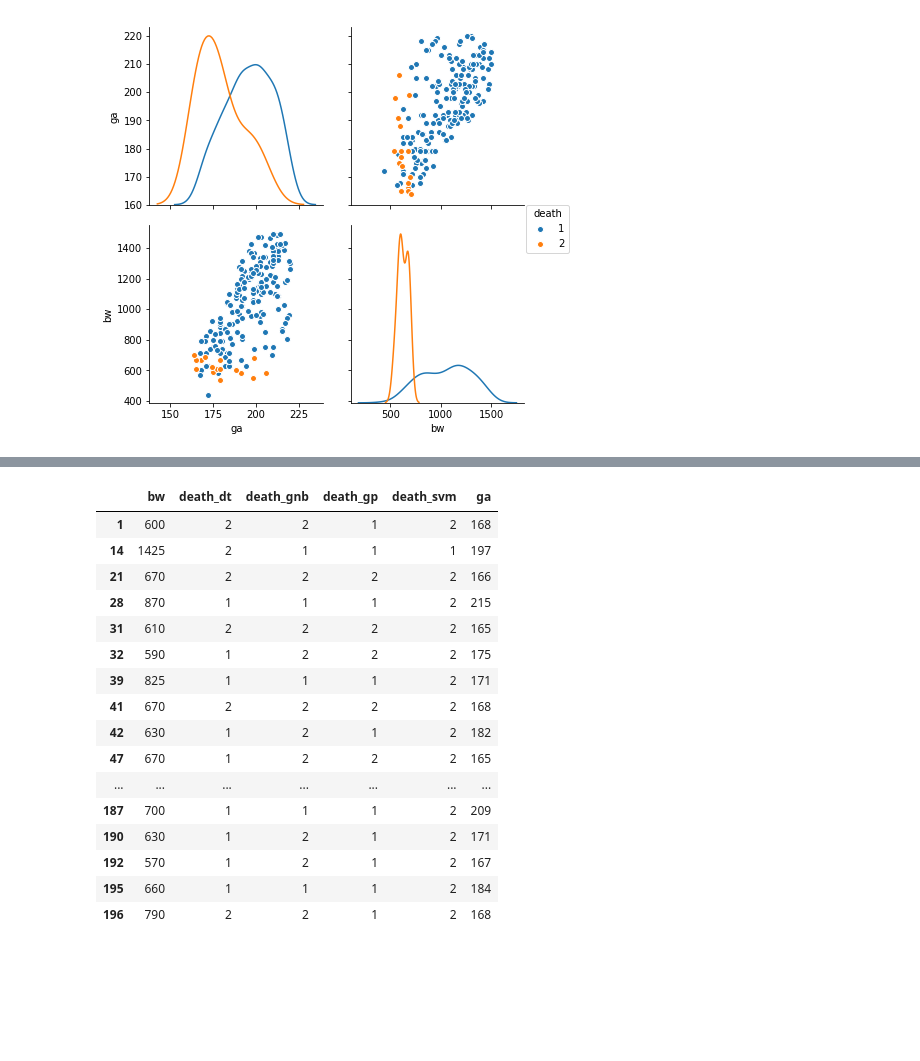
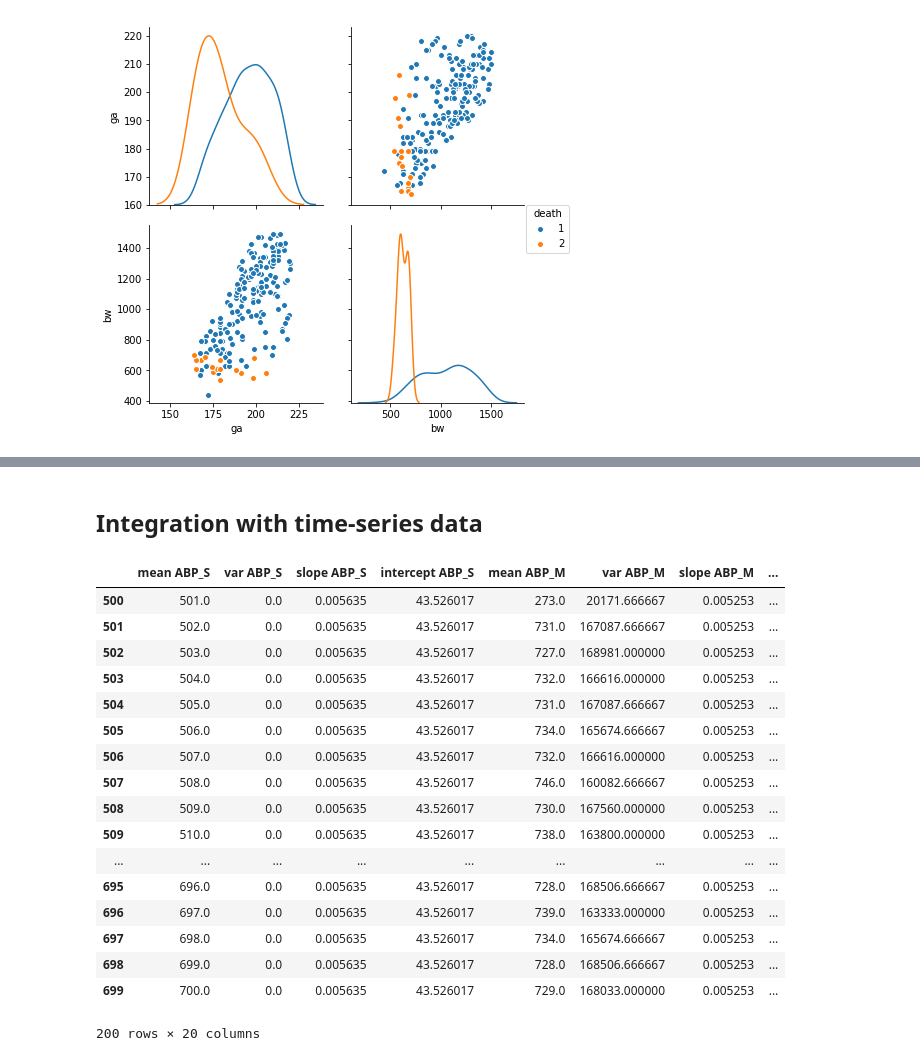
Before and after one commit to MaximilianProll/statgen, a Jupyter notebook: notebook.ipynb, the cells around one changed output, grey strips where cells are left out. Drawn from its saved outputs; the diff is of its cells as text; code cells hidden in the pictures; blank space fills up the shorter version.

Commit message:
timeseries fixed; started classification of ts;

```diff
--- a/notebook.ipynb
+++ b/notebook.ipynb
@@ -262,20 +256,27 @@ pred
-# %%
-pred.loc[(pred['death_dt'] == 2) | (pred['death_svm']==2) | (pred['death_gp'] == 2) | (pred['death_gnb']==2)]
-# %% [output]
-|  | bw | death_dt | death_gnb | death_gp | death_svm | ga |
-| 1 | 600 | 2 | 2 | 1 | 2 | 168 |
-| 14 | 1425 | 2 | 1 | 1 | 1 | 197 |
-| 21 | 670 | 2 | 2 | 2 | 2 | 166 |
-| 28 | 870 | 1 | 1 | 1 | 2 | 215 |
-| 31 | 610 | 2 | 2 | 2 | 2 | 165 |
-| 32 | 590 | 1 | 2 | 2 | 2 | 175 |
-| 39 | 825 | 1 | 1 | 1 | 2 | 171 |
-| 41 | 670 | 2 | 2 | 2 | 2 | 168 |
-| 42 | 630 | 1 | 2 | 1 | 2 | 182 |
-| 47 | 670 | 1 | 2 | 2 | 2 | 165 |
-| ... | ... | ... | ... | ... | ... | ... |
-| 187 | 700 | 1 | 1 | 1 | 2 | 209 |
-| 190 | 630 | 1 | 2 | 1 | 2 | 171 |
-| 192 | 570 | 1 | 2 | 1 | 2 | 167 |
-| 195 | 660 | 1 | 1 | 1 | 2 | 184 |
-| 196 | 790 | 2 | 2 | 1 | 2 | 168 |
+# %% [markdown]
+## Integration with time-series data
+# %%
+ts = pd.read_csv("timeseries.csv", names=['ID1','mean ABP_S','var ABP_S','slope ABP_S','intercept ABP_S','mean ABP_M','var ABP_M','slope ABP_M','intercept ABP_M','mean ABP_D','var ABP_D','slope ABP_D','intercept ABP_D','mean HR_ECG','var HR_ECG','slope HR_ECG','intercept HR_ECG','mean SpO2','var SpO2','slope SpO2','intercept SpO2'])
+training_data = ts[ts['ID1'].isin(data[data['death']!=0]['patientid'])]
+training_data.drop(['ID1'], axis=1)
+test_data = ts[ts['ID1'].isin(data[data['death']==0]['patientid'])]
+test_data.drop(['ID1'], axis=1)
+# %% [output]
+|  | mean ABP_S | var ABP_S | slope ABP_S | intercept ABP_S | mean ABP_M | var ABP_M | slope ABP_M | ... |
+| 500 | 501.0 | 0.0 | 0.005635 | 43.526017 | 273.0 | 20171.666667 | 0.005253 | ... |
+| 501 | 502.0 | 0.0 | 0.005635 | 43.526017 | 731.0 | 167087.666667 | 0.005253 | ... |
+| 502 | 503.0 | 0.0 | 0.005635 | 43.526017 | 727.0 | 168981.000000 | 0.005253 | ... |
+| 503 | 504.0 | 0.0 | 0.005635 | 43.526017 | 732.0 | 166616.000000 | 0.005253 | ... |
+| 504 | 505.0 | 0.0 | 0.005635 | 43.526017 | 731.0 | 167087.666667 | 0.005253 | ... |
+| 505 | 506.0 | 0.0 | 0.005635 | 43.526017 | 734.0 | 165674.666667 | 0.005253 | ... |
+| 506 | 507.0 | 0.0 | 0.005635 | 43.526017 | 732.0 | 166616.000000 | 0.005253 | ... |
+| 507 | 508.0 | 0.0 | 0.005635 | 43.526017 | 746.0 | 160082.666667 | 0.005253 | ... |
+| 508 | 509.0 | 0.0 | 0.005635 | 43.526017 | 730.0 | 167560.000000 | 0.005253 | ... |
+| 509 | 510.0 | 0.0 | 0.005635 | 43.526017 | 738.0 | 163800.000000 | 0.005253 | ... |
+| ... | ... | ... | ... | ... | ... | ... | ... | ... |
+| 695 | 696.0 | 0.0 | 0.005635 | 43.526017 | 728.0 | 168506.666667 | 0.005253 | ... |
+| 696 | 697.0 | 0.0 | 0.005635 | 43.526017 | 739.0 | 163333.000000 | 0.005253 | ... |
+| 697 | 698.0 | 0.0 | 0.005635 | 43.526017 | 734.0 | 165674.666667 | 0.005253 | ... |
+| 698 | 699.0 | 0.0 | 0.005635 | 43.526017 | 728.0 | 168506.666667 | 0.005253 | ... |
+| 699 | 700.0 | 0.0 | 0.005635 | 43.526017 | 729.0 | 168033.000000 | 0.005253 | ... |
+200 rows × 20 columns
```
Also changed, not shown: parts of 4 cells of this notebook, 6 other files.
